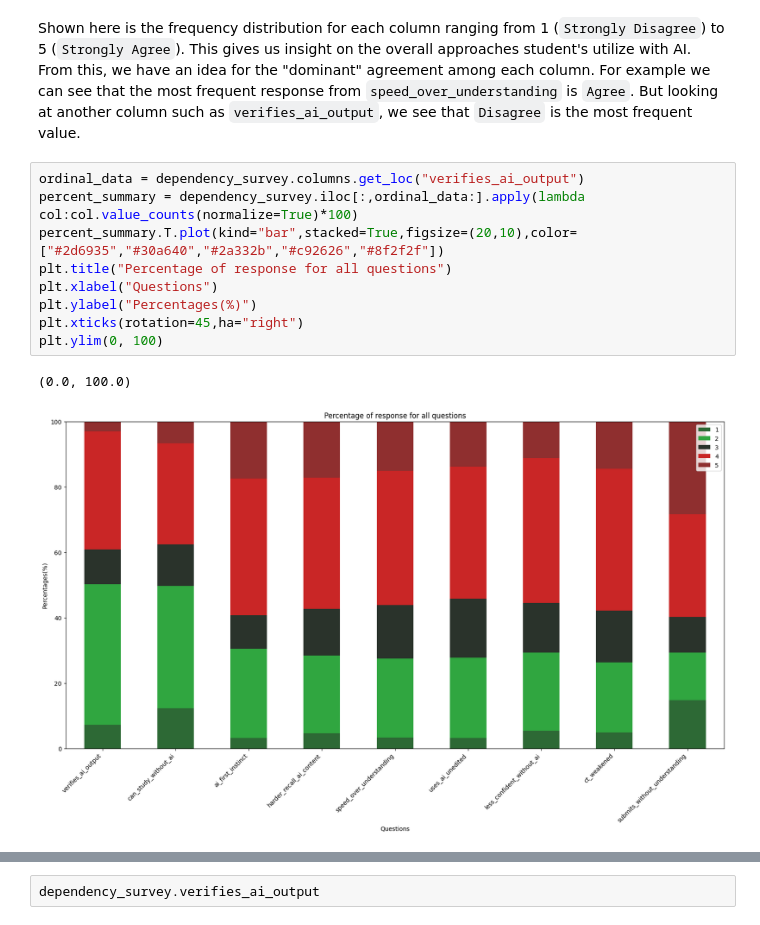
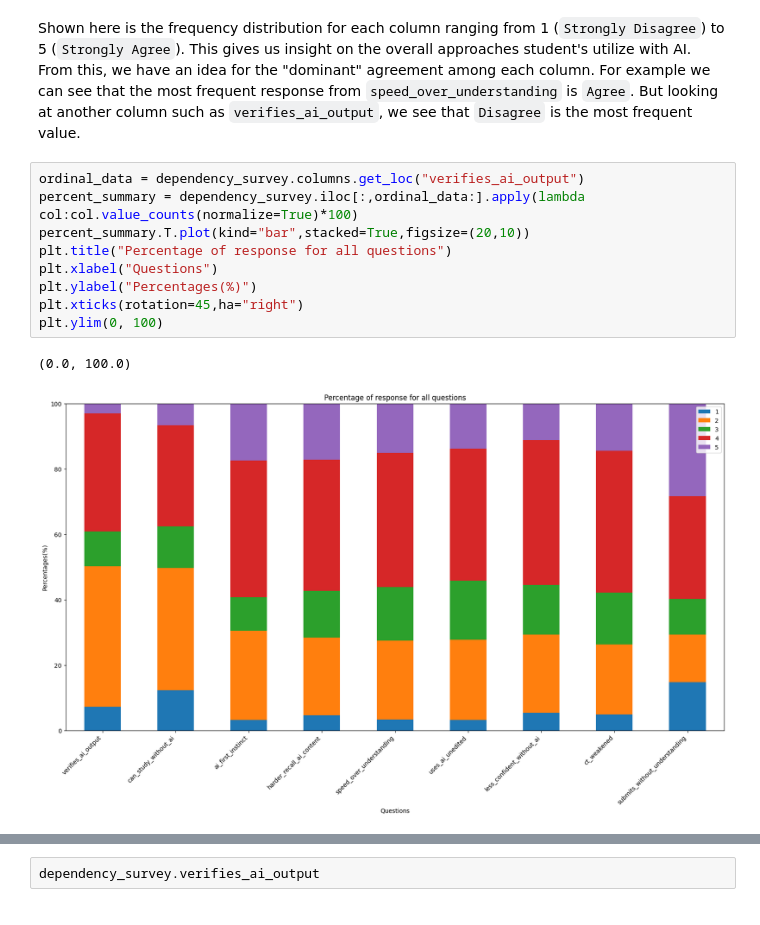
Before and after one commit to Henry6833/Henry6833.github.io, a Jupyter notebook: Milestone1.ipynb, the cells around one changed output, grey strips where cells are left out. Drawn from its saved outputs; the diff is of its cells as text.

```diff
--- a/Milestone1.ipynb
+++ b/Milestone1.ipynb
@@ -283,12 +283,12 @@ Shown here is the frequency distribution for each column ranging from 1 (`Strong
 # %%
 ordinal_data = dependency_survey.columns.get_loc("verifies_ai_output")
 percent_summary = dependency_survey.iloc[:,ordinal_data:].apply(lambda col:col.value_counts(normalize=True)*100)
-percent_summary.T.plot(kind="bar",stacked=True,figsize=(20,10),color=["#2d6935","#30a640","#2a332b","#c92626","#8f2f2f"])
+percent_summary.T.plot(kind="bar",stacked=True,figsize=(20,10))
 plt.title("Percentage of response for all questions")
 plt.xlabel("Questions")
 plt.ylabel("Percentages(%)")
 plt.xticks(rotation=45,ha="right")
 plt.ylim(0, 100)
 # %% [output]
 (0.0, 100.0)
-[figure, old version]
+[figure, new version]
```
Also changed, not shown: parts of 4 cells of this notebook.
